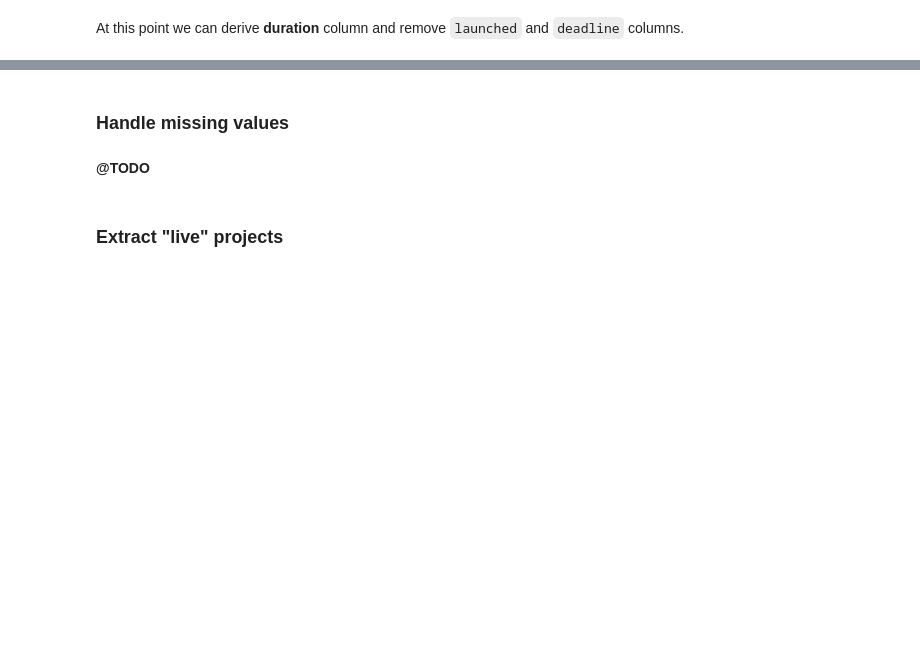
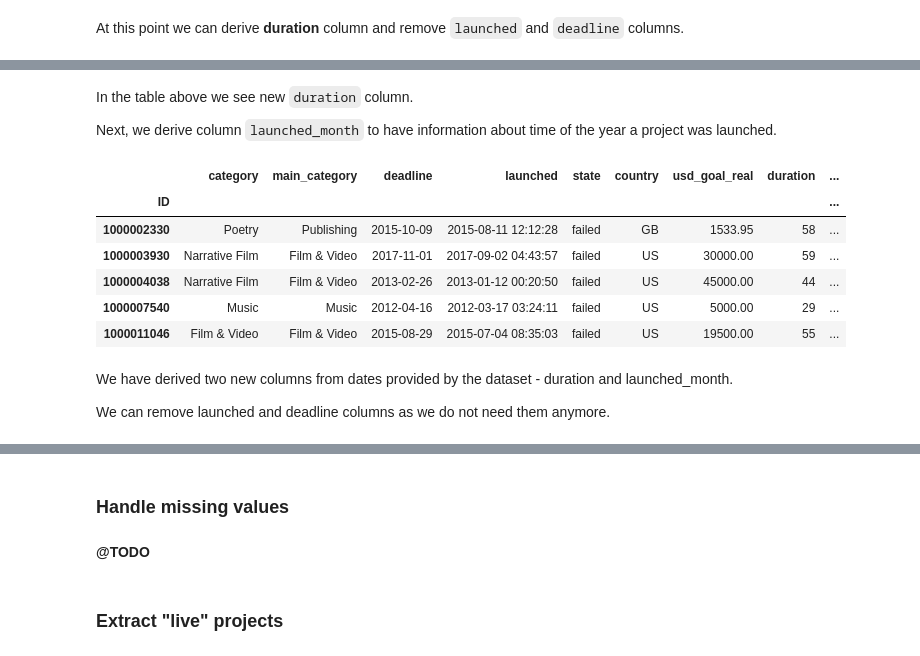
Before and after one commit to dmitrijt9/kickstarter-projects-classification, a Jupyter notebook: notebook.ipynb, the cells around one changed output, grey strips where cells are left out. Saved outputs shown, nothing was run; the diff lists cells and outputs as text; code cells hidden in the pictures; blank space fills up the shorter version.

```diff
--- a/notebook.ipynb
+++ b/notebook.ipynb
@@ -224,0 +228,25 @@ ksp.head()
+# %% [markdown]
+In the table above we see new `duration` column.
+
+Next, we derive column `launched_month` to have information about time of the year a project was launched.
+# %%
+# get datetime strings, convert them to datetime objects and return duration in days between two days
+def get_launched_month(launched_date_str):
+    launched_date = datetime.strptime(launched_date_str, '%Y-%m-%d %H:%M:%S')
+    return launched_date.month
+
+ksp_pre['launched_month'] = ksp_pre.apply(lambda x: get_launched_month(x['launched']), axis=1)
+
+ksp_pre.head()
+# %% [output]
+|  | category | main_category | deadline | launched | state | country | usd_goal_real | duration | ... |
+| ID |  |  |  |  |  |  |  |  | ... |
+| 1000002330 | Poetry | Publishing | 2015-10-09 | 2015-08-11 12:12:28 | failed | GB | 1533.95 | 58 | ... |
+| 1000003930 | Narrative Film | Film & Video | 2017-11-01 | 2017-09-02 04:43:57 | failed | US | 30000.00 | 59 | ... |
+| 1000004038 | Narrative Film | Film & Video | 2013-02-26 | 2013-01-12 00:20:50 | failed | US | 45000.00 | 44 | ... |
+| 1000007540 | Music | Music | 2012-04-16 | 2012-03-17 03:24:11 | failed | US | 5000.00 | 29 | ... |
+| 1000011046 | Film & Video | Film & Video | 2015-08-29 | 2015-07-04 08:35:03 | failed | US | 19500.00 | 55 | ... |
+# %% [markdown]
+We have derived two new columns from dates provided by the dataset - duration and launched_month.
+
+We can remove launched and deadline columns as we do not need them anymore.
```
Also changed, not shown: parts of 17 cells of this notebook.
